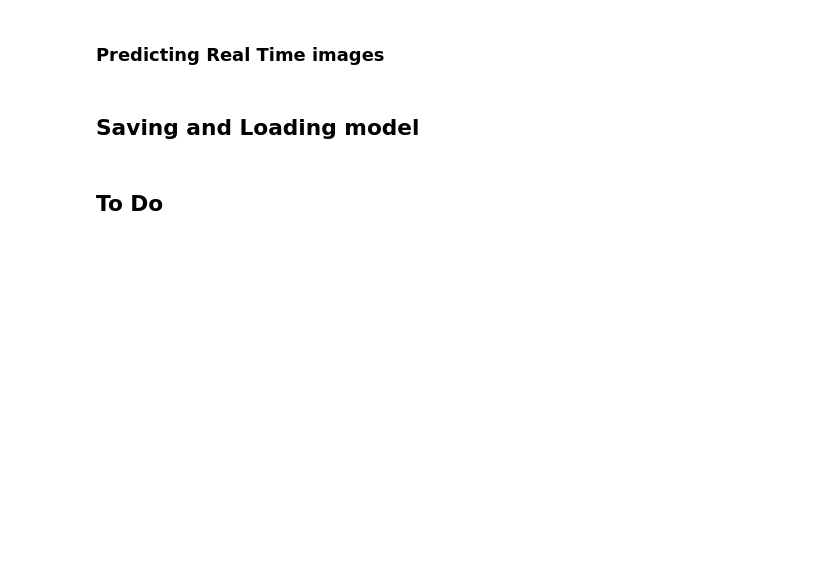
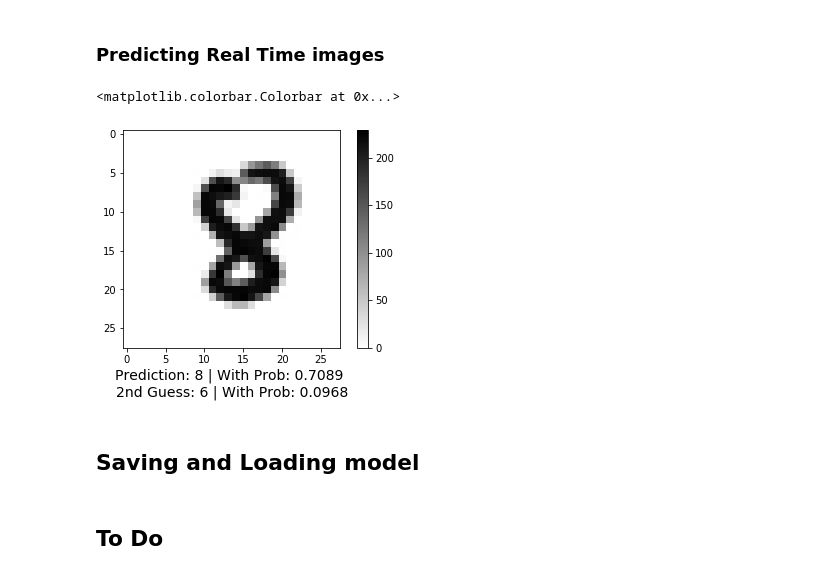
Before and after one commit to kattelsameer/HandWritten-Digit-Recognition-using-Deep-Learning, a Jupyter notebook: 9. Final Project/Final Model.ipynb, the cells around one changed output. Drawn from its saved outputs; the diff is of its cells as text; code cells hidden in the pictures; blank space fills up the shorter version.

Commit message:
'predict' function splitted into 'predict' and 'evaluate' functions with respective task, 'train' function refactored and 'predict_real_time' function added

```diff
--- a/9. Final Project/Final Model.ipynb
+++ b/9. Final Project/Final Model.ipynb
@@ -1031,7 +993,7 @@ def forward_prop(X, parameters, keep_probs = [], regularizer = None):
     AL, cache = forward_activation(A, parameters['W' + str(L)], parameters['b' + str(L)], activation='softmax')
     caches.append(cache)
 
-#     assert(AL.shape == (10,X.shape[1])), "Dimention of AL mismatched in forward_prop function"
+    assert(AL.shape == (10,X.shape[1])), "Dimention of AL mismatched in forward_prop function"
 
     return AL,caches,dropout_masks
 # %% [markdown]
@@ -1195,24 +1320,22 @@ def update_parameters(parameters, grads, learning_rate, optimizer = "bgd", beta1
 ### Prediction
 # %%
 # Making Predictions
-def predict(X, y, parameters, training = False):
-    m = y.shape[1]
+def predict(X, parameters, second_guess = False):
     prediction = {}
-    loss = 0
 
+    # Computing the Output predictions.
     # no keep_probs : no dropout during prediction
     probas, caches, _ = forward_prop(X, parameters)
 
-    assert(probas.shape == y.shape)
+    #getting the number of examples
+    m = probas.shape[1]
 
-    true_labels = np.argmax(y,axis=0).reshape(1,m)
-
+    #deriving the predicted labels with their probabilities
     predicted_labels = np.argmax(probas,axis=0).reshape(1,m)
     predicted_prob = np.max(probas,axis = 0).reshape(1,m)
 
-    if training == True:
-        loss = softmax_cross_entropy_cost(probas, y, caches)
-    else:
+    #Computing the second guess
+    if second_guess == True:
         second_max = np.array(probas, copy=True)
         second_max[predicted_labels,np.arange(predicted_labels.size)] = 0 #zeroing out the first max prediction
         sec_predicted_labels = np.argmax(second_max,axis=0).reshape(1,m) #selecting the second max predicted label
@@ -1222,10 +1345,5 @@ def predict(X, y, parameters, training = False):
 
     prediction["First Prediction"] = [predicted_labels, predicted_prob]
 
-    #print results
-    true_prediction = np.equal(predicted_labels,true_labels)
 
-    num_correct_labels = np.sum(true_prediction)
-    accuracy = (num_correct_labels/m)
-
-    return prediction, accuracy, loss
+    return prediction
@@ -1513,25 +1483,29 @@ from dataPrep import one_hot_encoding
 # %%
 image_name = "8_1.jpg"
-label = np.array([8]).reshape(1,1)
 
-fname = "dataset/" + image_name
+fname = "Sample Images/" + image_name
 
-image_data =255 - np.asarray(Image.open(fname).convert('L').resize((28,28)))
-image_flattened = image_data.reshape(image_data.shape[0]*image_data.shape[1],-1)
-image_norm =(image_flattened/255.)
+def predict_real_time(fname, second_guess = True):
+    image_data =255 - np.asarray(Image.open(fname).convert('L').resize((28,28)))
+    image_flattened = image_data.reshape(image_data.shape[0]*image_data.shape[1],-1)
+    image_norm =(image_flattened/255.)
 
-label_encoded = one_hot_encoding(label)
+    prediction = predict(image_norm, parameters, second_guess = second_guess)
 
-prediction,acc,_ = predict(image_norm, label_encoded, parameters)
+    return prediction
 
+prediction = predict_real_time(fname, second_guess = True)
 
 first_lbl, first_prob = prediction["First Prediction"]
 sec_lbl, sec_prob = prediction["Second Prediction"]
 
-plt.title("True Label: "+ str(label.squeeze()))
-plt.xlabel("1st Prediction: %d | With Prob: %.4f \n2nd Prediction: %d | With Prob: %.4f"%(first_lbl, first_prob, sec_lbl, sec_prob))
+# plt.title("True Label: "+ str(label.squeeze()))
+plt.xlabel("Prediction: %d | With Prob: %.4f \n2nd Guess: %d | With Prob: %.4f"%(first_lbl, first_prob, sec_lbl, sec_prob), fontsize = 14)
 plt.imshow(image_data, interpolation ='nearest',cmap='binary')
 plt.colorbar()
+# %% [output]
+<matplotlib.colorbar.Colorbar at 0x...>
+[figure, added]
 # %% [markdown]
 ## Saving and Loading model
 # %%
```
Also changed, not shown: parts of 30 cells of this notebook.
